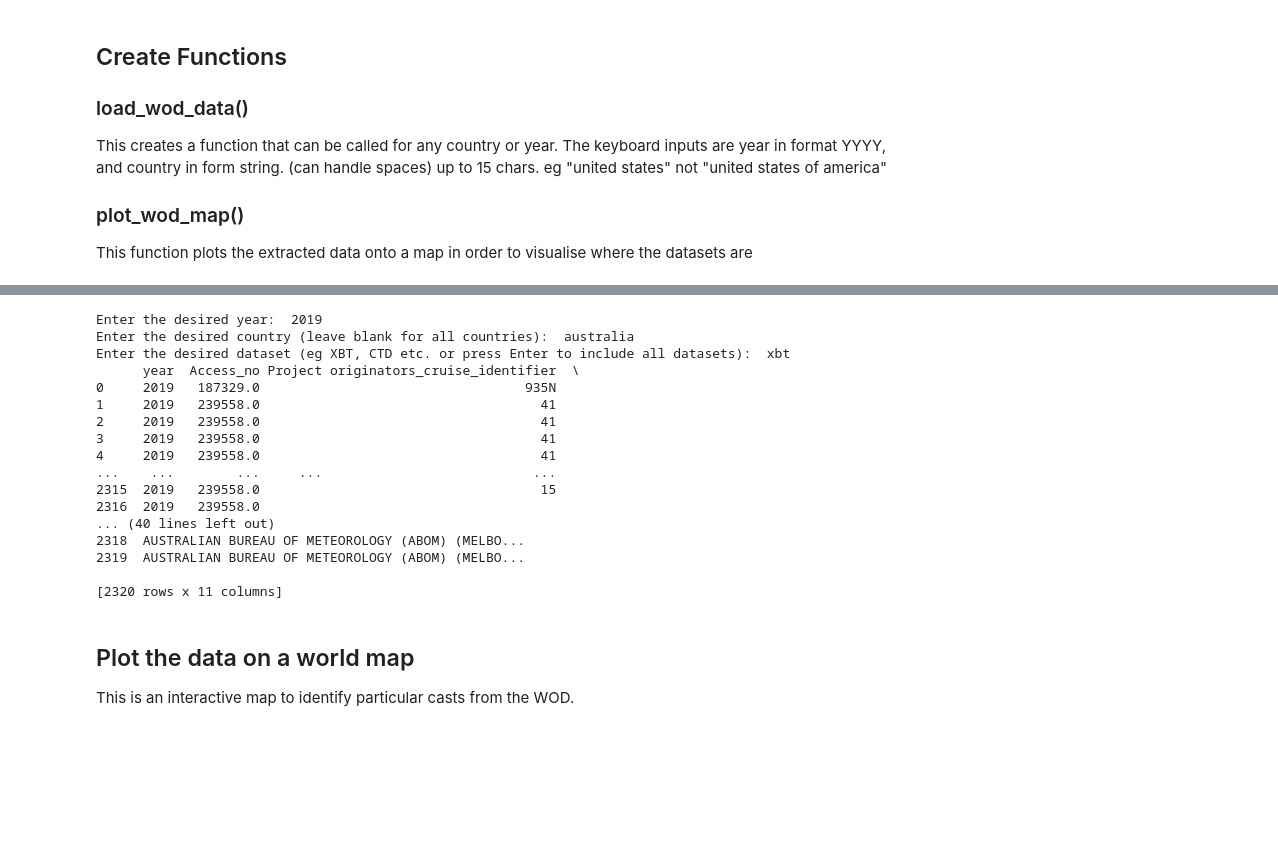
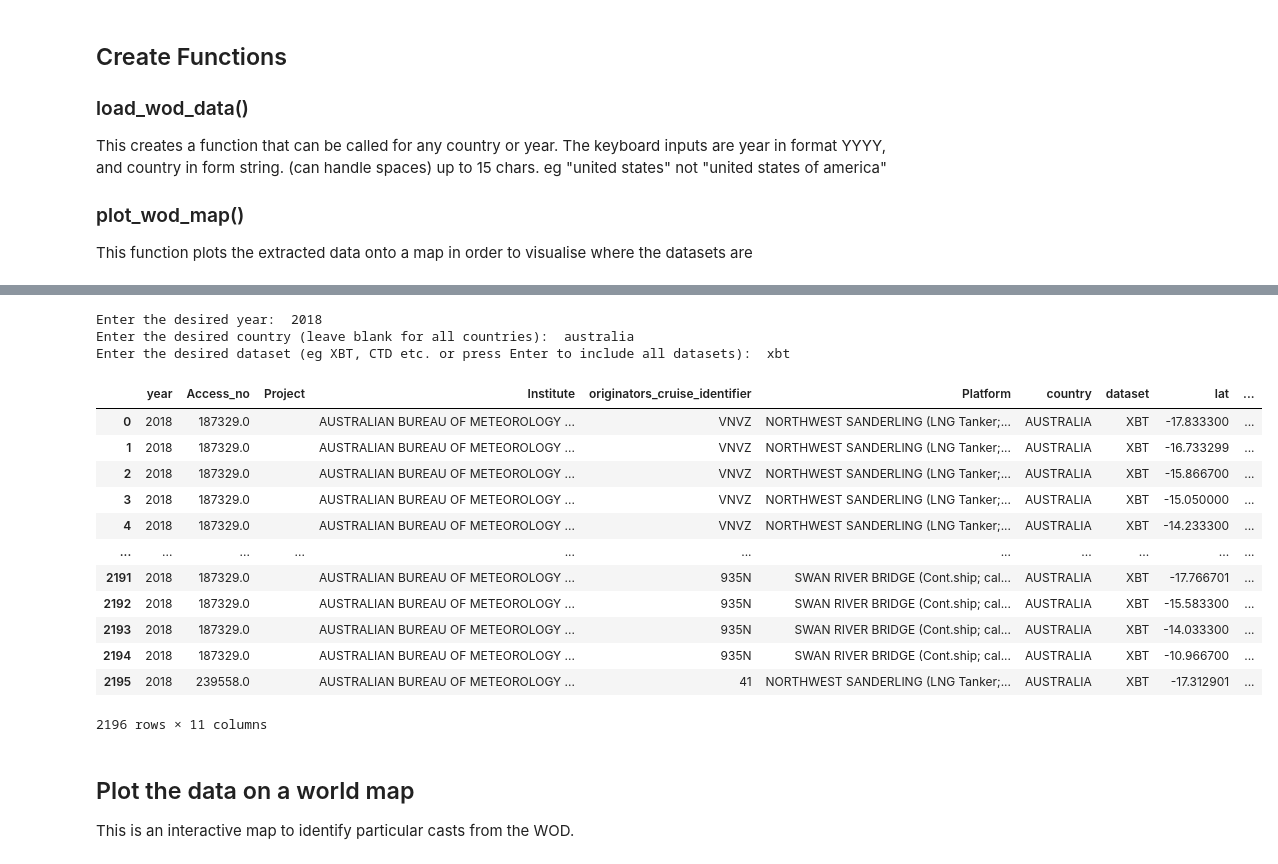
Before and after one commit to aodn/IMOS-hackathon, a Jupyter notebook: 2024/Projects/CARSv2/notebooks/WOD_Dataset_checker.ipynb, the cells around one changed output, grey strips where cells are left out. Cells and saved outputs as stored; diff of their text form; code cells hidden in the pictures; blank space fills up the shorter version.

```diff
--- a/2024/Projects/CARSv2/notebooks/WOD_Dataset_checker.ipynb
+++ b/2024/Projects/CARSv2/notebooks/WOD_Dataset_checker.ipynb
@@ -159,28 +184,26 @@ def plot_wod_map(df):
 # %%
-# Example usage:
 desired_year = input("Enter the desired year: ")
 desired_country = input("Enter the desired country (leave blank for all countries): ").upper()
 desired_dataset = input("Enter the desired dataset (eg XBT, CTD etc. or press Enter to include all datasets): ").lower()
-dataframe = load_wod_data(desired_year, dataset=desired_dataset, country=desired_country)
-print(dataframe)
+dataframe = load_wod_data(desired_year, specified_dataset=desired_dataset, country=desired_country)
+dataframe
 # %% [output]
-Enter the desired year:  2019
+Enter the desired year:  2018
 Enter the desired country (leave blank for all countries):  australia
 Enter the desired dataset (eg XBT, CTD etc. or press Enter to include all datasets):  xbt
-      year  Access_no Project originators_cruise_identifier  \
-0     2019   187329.0                                  935N
-1     2019   239558.0                                    41
-2     2019   239558.0                                    41
-3     2019   239558.0                                    41
-4     2019   239558.0                                    41
-...    ...        ...     ...                           ...
-2315  2019   239558.0                                    15
-2316  2019   239558.0
-... (40 lines left out)
-2318  AUSTRALIAN BUREAU OF METEOROLOGY (ABOM) (MELBO...
-2319  AUSTRALIAN BUREAU OF METEOROLOGY (ABOM) (MELBO...
-
-[2320 rows x 11 columns]
+|  | year | Access_no | Project | Institute | originators_cruise_identifier | Platform | country | dataset | lat | ... |
+| 0 | 2018 | 187329.0 |  | AUSTRALIAN BUREAU OF METEOROLOGY ... | VNVZ | NORTHWEST SANDERLING (LNG Tanker;... | AUSTRALIA | XBT | -17.833300 | ... |
+| 1 | 2018 | 187329.0 |  | AUSTRALIAN BUREAU OF METEOROLOGY ... | VNVZ | NORTHWEST SANDERLING (LNG Tanker;... | AUSTRALIA | XBT | -16.733299 | ... |
+| 2 | 2018 | 187329.0 |  | AUSTRALIAN BUREAU OF METEOROLOGY ... | VNVZ | NORTHWEST SANDERLING (LNG Tanker;... | AUSTRALIA | XBT | -15.866700 | ... |
+| 3 | 2018 | 187329.0 |  | AUSTRALIAN BUREAU OF METEOROLOGY ... | VNVZ | NORTHWEST SANDERLING (LNG Tanker;... | AUSTRALIA | XBT | -15.050000 | ... |
+| 4 | 2018 | 187329.0 |  | AUSTRALIAN BUREAU OF METEOROLOGY ... | VNVZ | NORTHWEST SANDERLING (LNG Tanker;... | AUSTRALIA | XBT | -14.233300 | ... |
+| ... | ... | ... | ... | ... | ... | ... | ... | ... | ... | ... |
+| 2191 | 2018 | 187329.0 |  | AUSTRALIAN BUREAU OF METEOROLOGY ... | 935N | SWAN RIVER BRIDGE (Cont.ship; cal... | AUSTRALIA | XBT | -17.766701 | ... |
+| 2192 | 2018 | 187329.0 |  | AUSTRALIAN BUREAU OF METEOROLOGY ... | 935N | SWAN RIVER BRIDGE (Cont.ship; cal... | AUSTRALIA | XBT | -15.583300 | ... |
+| 2193 | 2018 | 187329.0 |  | AUSTRALIAN BUREAU OF METEOROLOGY ... | 935N | SWAN RIVER BRIDGE (Cont.ship; cal... | AUSTRALIA | XBT | -14.033300 | ... |
+| 2194 | 2018 | 187329.0 |  | AUSTRALIAN BUREAU OF METEOROLOGY ... | 935N | SWAN RIVER BRIDGE (Cont.ship; cal... | AUSTRALIA | XBT | -10.966700 | ... |
+| 2195 | 2018 | 239558.0 |  | AUSTRALIAN BUREAU OF METEOROLOGY ... | 41 | NORTHWEST SANDERLING (LNG Tanker;... | AUSTRALIA | XBT | -17.312901 | ... |
+2196 rows × 11 columns
 # %% [markdown]
 ## Plot the data on a world map
 
```
Also changed, not shown: parts of 3 cells of this notebook.
